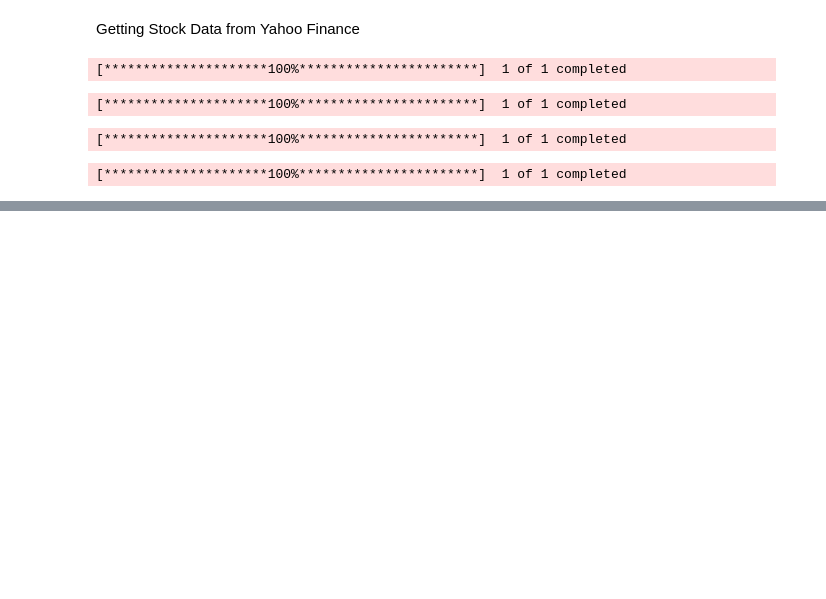
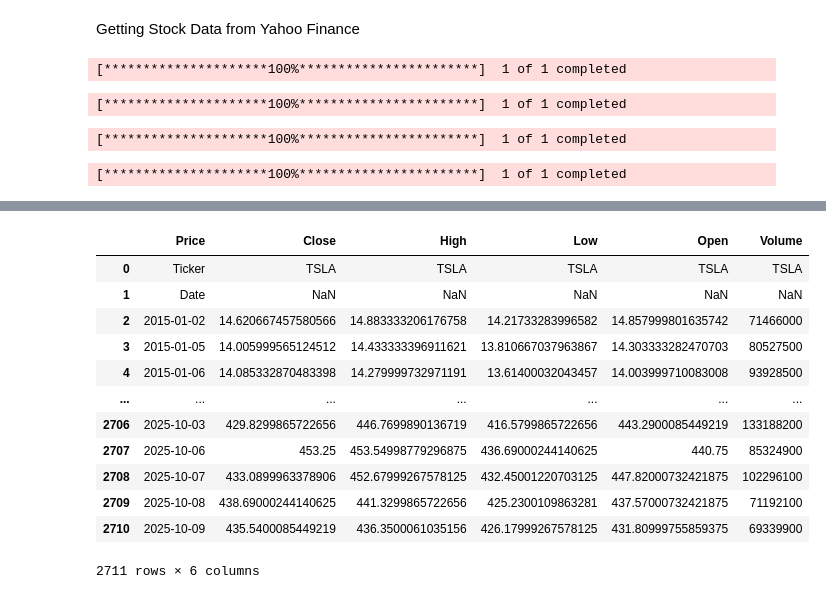
Before and after one commit to hjmoore67/AI-Coursework-Uni, a Jupyter notebook: uni-ai-coursework.ipynb, the cells around one changed output, grey strips where cells are left out. Drawn from its saved outputs; the diff is of its cells as text; code cells hidden in the pictures; blank space fills up the shorter version.

```diff
--- a/uni-ai-coursework.ipynb
+++ b/uni-ai-coursework.ipynb
@@ -51,0 +88,17 @@ data.to_csv("S&P500_history.csv")
+# %%
+TSLA = pd.read_csv("/kaggle/working/TSLA_history.csv")
+TSLA
+# %% [output]
+|  | Price | Close | High | Low | Open | Volume |
+| 0 | Ticker | TSLA | TSLA | TSLA | TSLA | TSLA |
+| 1 | Date | NaN | NaN | NaN | NaN | NaN |
+| 2 | 2015-01-02 | 14.620667457580566 | 14.883333206176758 | 14.21733283996582 | 14.857999801635742 | 71466000 |
+| 3 | 2015-01-05 | 14.005999565124512 | 14.433333396911621 | 13.810667037963867 | 14.303333282470703 | 80527500 |
+| 4 | 2015-01-06 | 14.085332870483398 | 14.279999732971191 | 13.61400032043457 | 14.003999710083008 | 93928500 |
+| ... | ... | ... | ... | ... | ... | ... |
+| 2706 | 2025-10-03 | 429.8299865722656 | 446.7699890136719 | 416.5799865722656 | 443.2900085449219 | 133188200 |
+| 2707 | 2025-10-06 | 453.25 | 453.54998779296875 | 436.69000244140625 | 440.75 | 85324900 |
+| 2708 | 2025-10-07 | 433.0899963378906 | 452.67999267578125 | 432.45001220703125 | 447.82000732421875 | 102296100 |
+| 2709 | 2025-10-08 | 438.69000244140625 | 441.3299865722656 | 425.2300109863281 | 437.57000732421875 | 71192100 |
+| 2710 | 2025-10-09 | 435.5400085449219 | 436.3500061035156 | 426.17999267578125 | 431.80999755859375 | 69339900 |
+2711 rows × 6 columns
```
Also changed, not shown: parts of 16 cells of this notebook.
